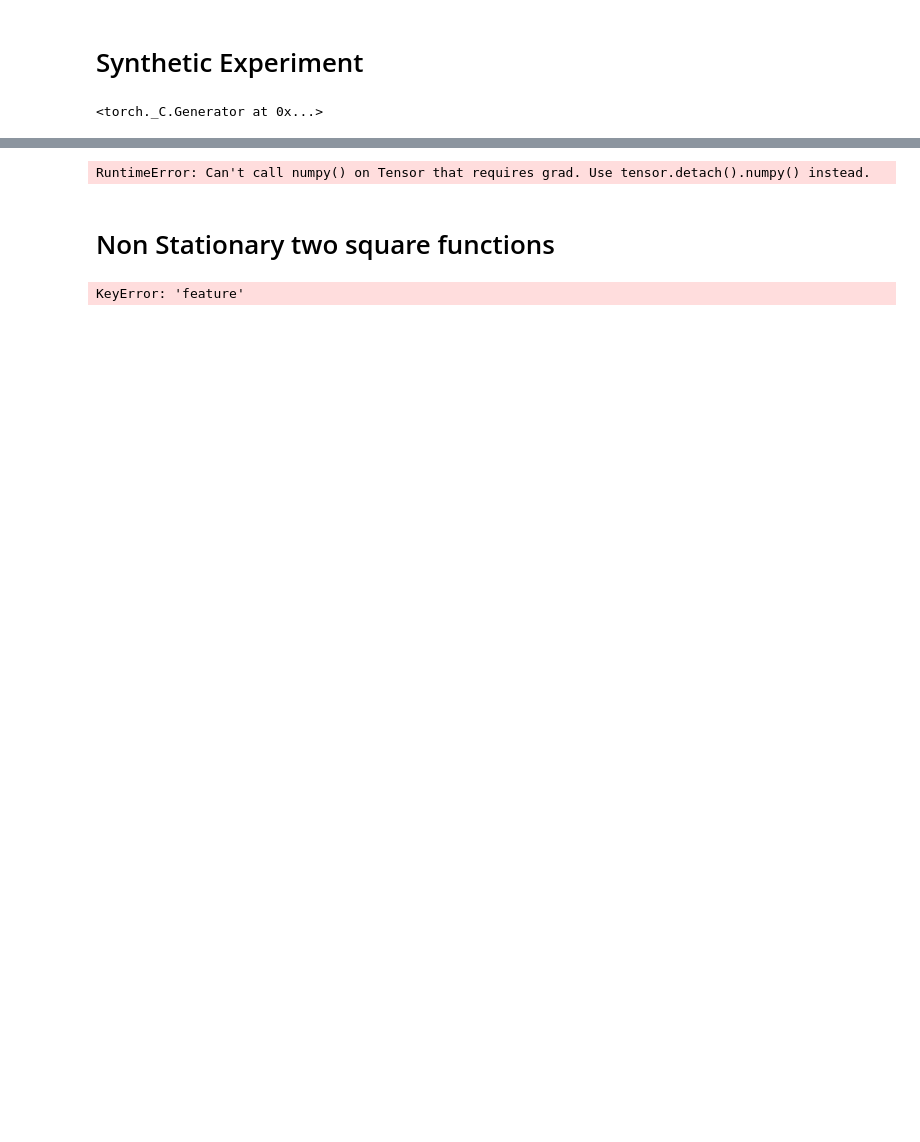
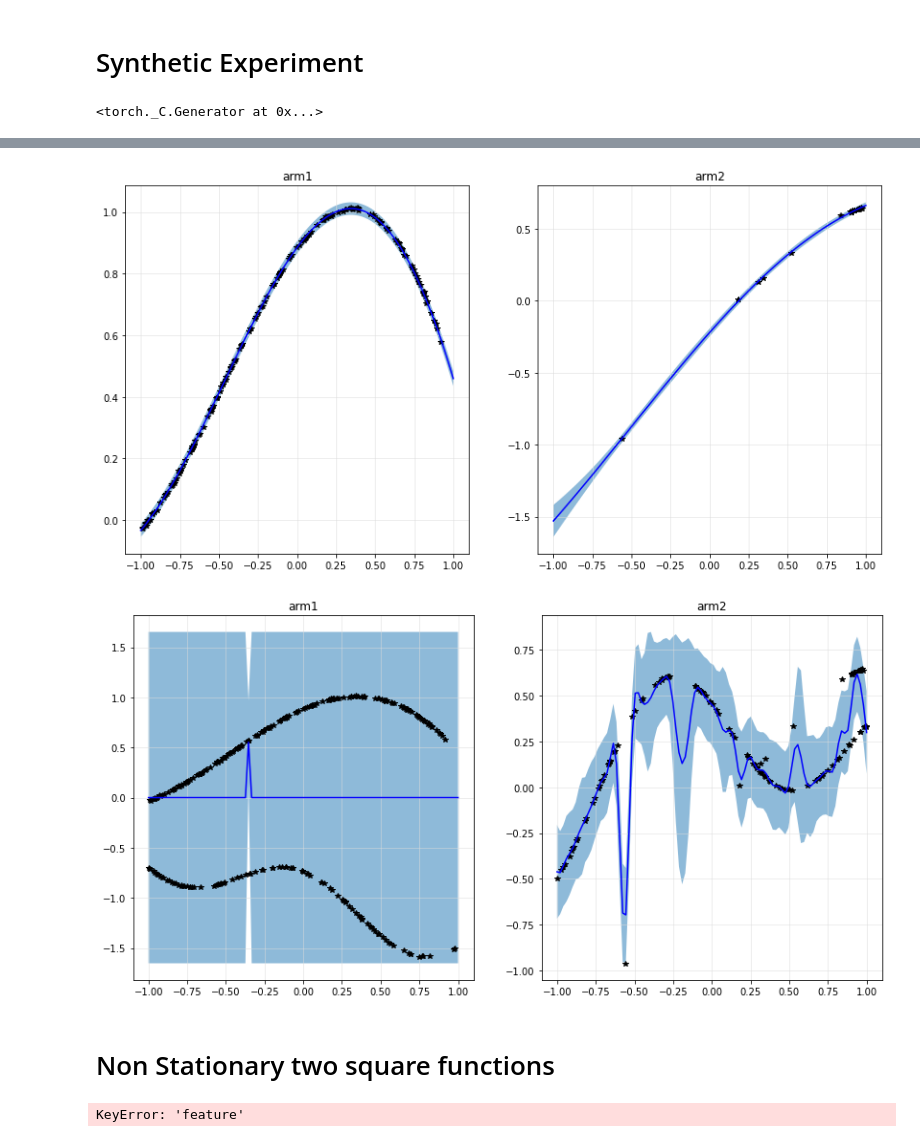
Before and after one commit to FDR0903/gpbandits_for_algotrading, a Jupyter notebook: nb_bandits/Experiments Synthetic.ipynb, the cells around one changed output, grey strips where cells are left out. Cells and saved outputs as stored; diff of their text form; code cells hidden in the pictures; blank space fills up the shorter version.

```diff
--- a/nb_bandits/Experiments Synthetic.ipynb
+++ b/nb_bandits/Experiments Synthetic.ipynb
@@ -111,33 +122,37 @@ for i in range(N):
 # %%
+bandit = gp_bandit_finance(strategies, bandit_algo=bandit_algo, bandit_params=bandit_params, training_iter=training_iter, size_buffer=size_buffer, size_window=size_window, size_subwindow=size_subwindow, type_1_error=type_1_error, threshold = threshold)
 # Simulation bandit
 regret_sim = torch.zeros(T)
 for i in range(N):
 
     # New underlying reward distribution for both arms
     reward1 = GpGenerator(train_x = torch.zeros((0, 1), dtype=torch.float), train_y = torch.zeros(0, dtype=torch.float))
     reward2 = GpGenerator(train_x = torch.zeros((0, 1), dtype=torch.float), train_y = torch.zeros(0, dtype=torch.float))
     for t in tqdm(range(T_N)):
         x_new, df_new = generate_x()
         best_strategy_bandit  = bandit.select_best_strategy(df_new)
         r1, r2 = reward1.sample_posterior(x_new), reward2.sample_posterior(x_new)
 
         if best_strategy_bandit == "arm1":
             regret_t = normalize_regret(torch.max(r1, r2)) - normalize_regret(r1)
             bandit.update_data(df_new, best_strategy_bandit, r1, retrain_hyperparameters = True)
 
         elif best_strategy_bandit == "arm2":
             regret_t = normalize_regret(torch.max(r1, r2)) - normalize_regret(r2)
             bandit.update_data(df_new, best_strategy_bandit, r2, retrain_hyperparameters = True)
 
         change_point = bandit.change_point(best_strategy_bandit)
-        if change_point:
-            print("Change detected")
-            bandit.plot_strategies()
-            bandit.reinitialize_arm()
+        if change_point != False:
+            if change_point[0]:
+                print("Change point detected")
+                print("Value R, tau1, error2", change_point[1:])
+                bandit.plot_strategies()
+                bandit.reinitialize_arm()
         regret_sim[i*T_N + t] = regret_t
     bandit.plot_strategies()
 # %% [output]
-RuntimeError: Can't call numpy() on Tensor that requires grad. Use tensor.detach().numpy() instead.
+[figure, added]
+[figure, added]
 # %% [markdown]
 # Non Stationary two square functions
 # %%
```
Also changed, not shown: parts of 1 cell of this notebook, 36 other files.
